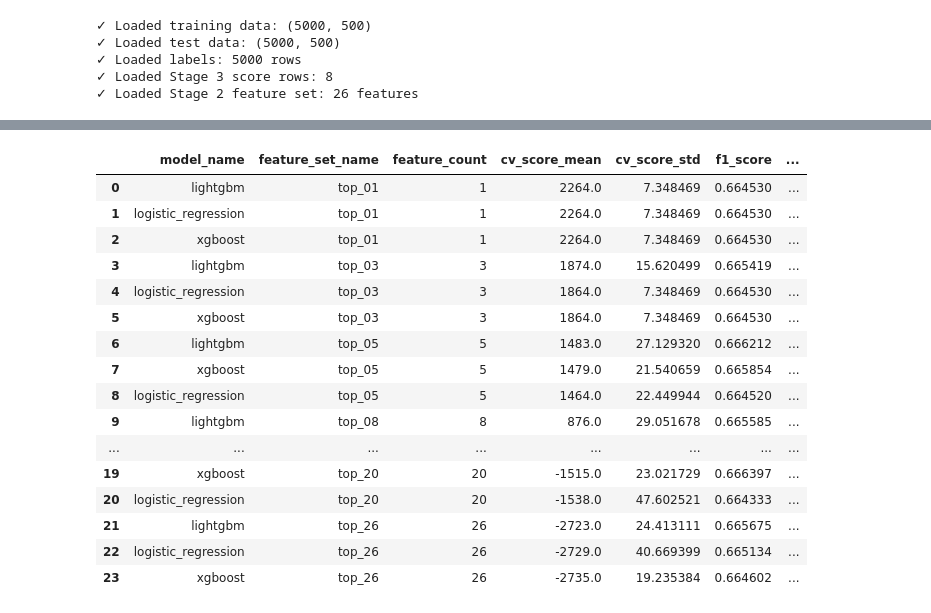
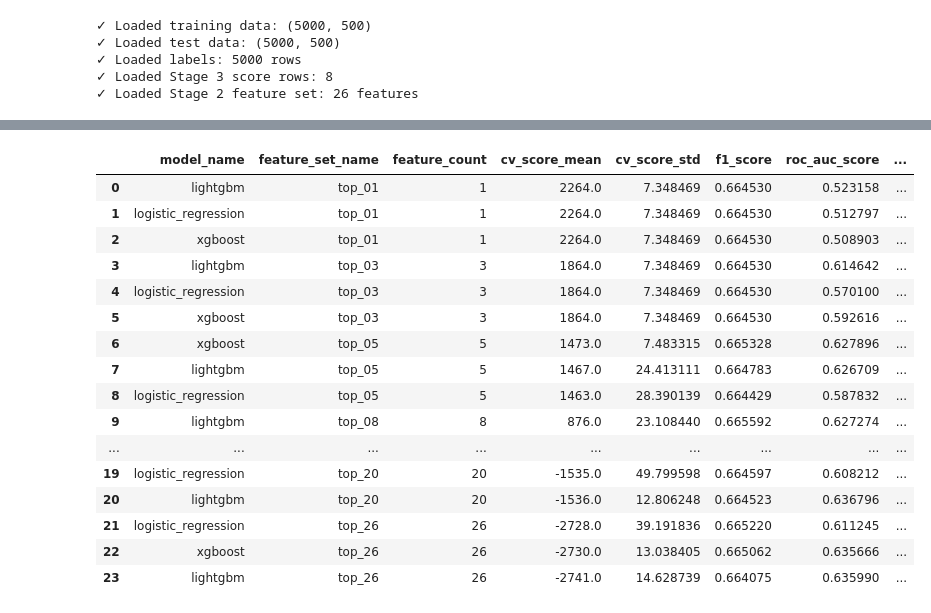
Before and after one commit to Pawlo77/cost-effective, a Jupyter notebook: notebooks/modeling.ipynb, the cells around one changed output, grey strips where cells are left out. Saved outputs shown, nothing was run; the diff lists cells and outputs as text; code cells hidden in the pictures.

```diff
--- a/notebooks/modeling.ipynb
+++ b/notebooks/modeling.ipynb
@@ -133,16 +140,24 @@ print(f"✓ Loaded Stage 2 feature set: {len(stage2_features)} features")
 base_factories = build_model_factories(y_train)
 
 kw = {
-    "scoring": "roc_auc",
+    "scoring": {
+        "business": custom_scorer,
+        "f1": f1_scorer_wrapper,
+        "business_no_var": business_scorer_no_var_penalty,
+        "roc_auc": "roc_auc",
+    },
     "verbose": 2,
     "n_jobs": -1,
     "cv": 5,
-    "refit": "roc_auc",
+    "refit": "business",
 }
-n_iter = 50
+n_iter = 20
 
 hpo_results = {}
+
+# tuned_factories will hold clones of best estimators
 tuned_factories = {}
+
 hpo_out_dir = OUTPUTS_PATH / "hpo"
 hpo_out_dir.mkdir(parents=True, exist_ok=True)
 
@@ -209,16 +224,40 @@ def _params_for(model_name):
 
 model_comparison["best_hyperparams"] = model_comparison["model_name"].apply(_params_for)
 
-best_model_row = model_comparison.iloc[0] if len(model_comparison) else None
+# Pick the best business row (first row after sorting) if present
+best_business_row = model_comparison.iloc[0] if len(model_comparison) else None
+
+# Safely pick the best ROC AUC row — handle missing or all-NaN cases
+if (
+    "roc_auc_score" in model_comparison.columns
+    and model_comparison["roc_auc_score"].dropna().size > 0
+):
+    best_model_idx = model_comparison["roc_auc_score"].idxmax()
+    best_model_row = model_comparison.loc[best_model_idx]
+else:
+    best_model_row = None
+
 best_model_name = str(best_model_row["model_name"]) if best_model_row is not None else None
 best_feature_set_name = (
     str(best_model_row["feature_set_name"]) if best_model_row is not None else None
 )
-best_features = (
-    feature_set_candidates[best_feature_set_name] if best_feature_set_name is not None else []
-)
+best_features = feature_set_candidates.get(best_feature_set_name, [])
 
-print(f"Best model: {best_model_name}")
-print(f"Best feature set: {best_feature_set_name} ({len(best_features)} features)")
+if best_business_row is not None:
+    print(
+        f"Best business model: {best_business_row['model_name']} / "
+        f"{best_business_row['feature_set_name']}"
+    )
+else:
+    print("No business-best row available")
+
+if best_model_row is not None:
+    print(
+        f"Best ROC AUC model: {best_model_name} / "
+        f"{best_feature_set_name} ({len(best_features)} features)"
+    )
+else:
+    print("No ROC AUC model available")
+
 model_comparison
 # %% [output]
@@ -242,17 +281,17 @@ Best feature set: top_01 (1 features)
-|  | model_name | feature_set_name | feature_count | cv_score_mean | cv_score_std | f1_score | ... |
-| 0 | lightgbm | top_01 | 1 | 2264.0 | 7.348469 | 0.664530 | ... |
-| 1 | logistic_regression | top_01 | 1 | 2264.0 | 7.348469 | 0.664530 | ... |
-| 2 | xgboost | top_01 | 1 | 2264.0 | 7.348469 | 0.664530 | ... |
-| 3 | lightgbm | top_03 | 3 | 1874.0 | 15.620499 | 0.665419 | ... |
-| 4 | logistic_regression | top_03 | 3 | 1864.0 | 7.348469 | 0.664530 | ... |
-| 5 | xgboost | top_03 | 3 | 1864.0 | 7.348469 | 0.664530 | ... |
-| 6 | lightgbm | top_05 | 5 | 1483.0 | 27.129320 | 0.666212 | ... |
-| 7 | xgboost | top_05 | 5 | 1479.0 | 21.540659 | 0.665854 | ... |
-| 8 | logistic_regression | top_05 | 5 | 1464.0 | 22.449944 | 0.664520 | ... |
-| 9 | lightgbm | top_08 | 8 | 876.0 | 29.051678 | 0.665585 | ... |
-| ... | ... | ... | ... | ... | ... | ... | ... |
-| 19 | xgboost | top_20 | 20 | -1515.0 | 23.021729 | 0.666397 | ... |
-| 20 | logistic_regression | top_20 | 20 | -1538.0 | 47.602521 | 0.664333 | ... |
-| 21 | lightgbm | top_26 | 26 | -2723.0 | 24.413111 | 0.665675 | ... |
-| 22 | logistic_regression | top_26 | 26 | -2729.0 | 40.669399 | 0.665134 | ... |
-| 23 | xgboost | top_26 | 26 | -2735.0 | 19.235384 | 0.664602 | ... |
+|  | model_name | feature_set_name | feature_count | cv_score_mean | cv_score_std | f1_score | roc_auc_score | ... |
+| 0 | lightgbm | top_01 | 1 | 2264.0 | 7.348469 | 0.664530 | 0.523158 | ... |
+| 1 | logistic_regression | top_01 | 1 | 2264.0 | 7.348469 | 0.664530 | 0.512797 | ... |
+| 2 | xgboost | top_01 | 1 | 2264.0 | 7.348469 | 0.664530 | 0.508903 | ... |
+| 3 | lightgbm | top_03 | 3 | 1864.0 | 7.348469 | 0.664530 | 0.614642 | ... |
+| 4 | logistic_regression | top_03 | 3 | 1864.0 | 7.348469 | 0.664530 | 0.570100 | ... |
+| 5 | xgboost | top_03 | 3 | 1864.0 | 7.348469 | 0.664530 | 0.592616 | ... |
+| 6 | xgboost | top_05 | 5 | 1473.0 | 7.483315 | 0.665328 | 0.627896 | ... |
+| 7 | lightgbm | top_05 | 5 | 1467.0 | 24.413111 | 0.664783 | 0.626709 | ... |
+| 8 | logistic_regression | top_05 | 5 | 1463.0 | 28.390139 | 0.664429 | 0.587832 | ... |
+| 9 | lightgbm | top_08 | 8 | 876.0 | 23.108440 | 0.665592 | 0.627274 | ... |
+| ... | ... | ... | ... | ... | ... | ... | ... | ... |
+| 19 | logistic_regression | top_20 | 20 | -1535.0 | 49.799598 | 0.664597 | 0.608212 | ... |
+| 20 | lightgbm | top_20 | 20 | -1536.0 | 12.806248 | 0.664523 | 0.636796 | ... |
+| 21 | logistic_regression | top_26 | 26 | -2728.0 | 39.191836 | 0.665220 | 0.611245 | ... |
+| 22 | xgboost | top_26 | 26 | -2730.0 | 13.038405 | 0.665062 | 0.635666 | ... |
+| 23 | lightgbm | top_26 | 26 | -2741.0 | 14.628739 | 0.664075 | 0.635990 | ... |
```
Also changed, not shown: parts of 6 cells of this notebook, 8 other files.
